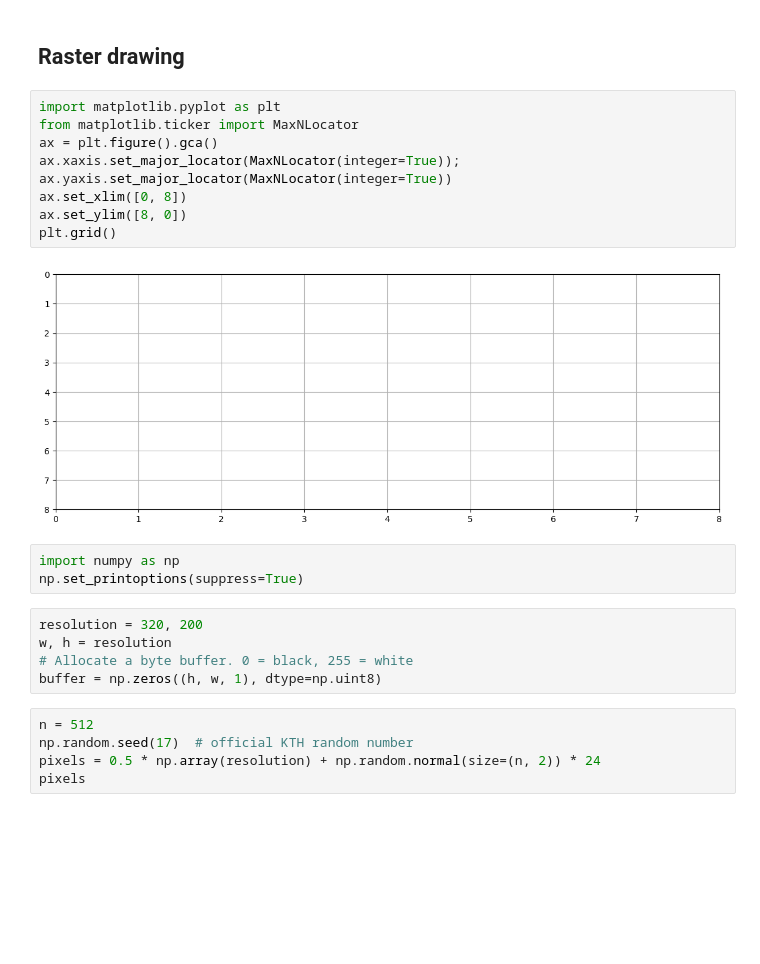
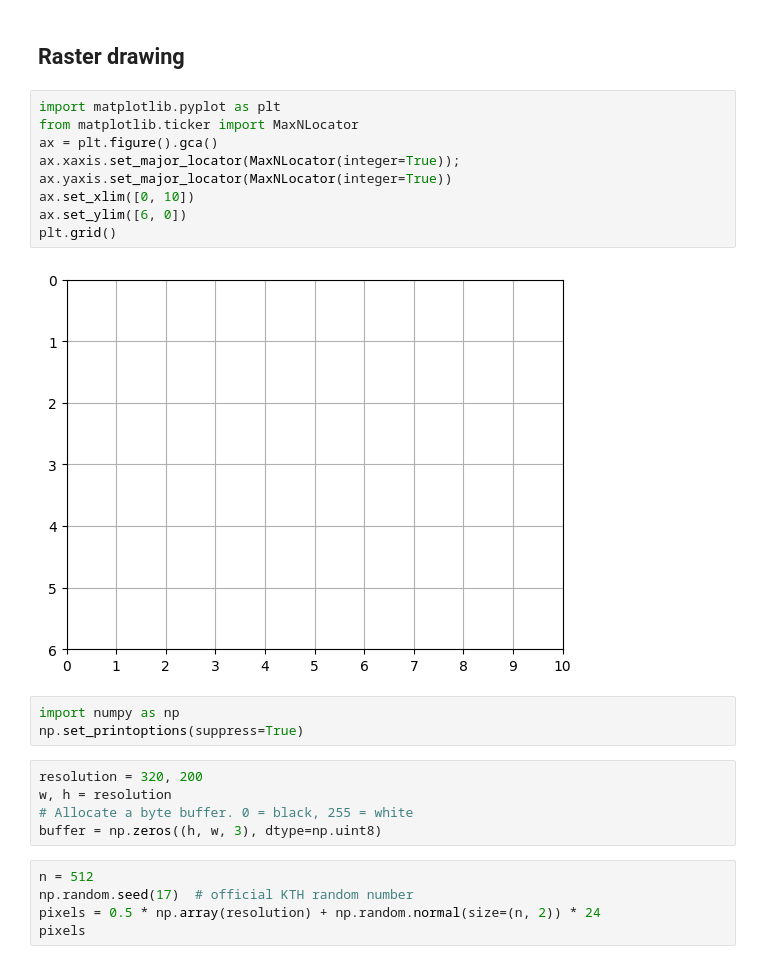
Before and after one commit to vidstige/cookie-talk-3d, a Jupyter notebook: rendering.ipynb, the cells around one changed output. Saved outputs shown, nothing was run; the diff lists cells and outputs as text; blank space fills up the shorter version.

```diff
--- a/rendering.ipynb
+++ b/rendering.ipynb
@@ -14,13 +14,13 @@ What we will not talk about: OpenGL conventions
 # %%
 import matplotlib.pyplot as plt
 from matplotlib.ticker import MaxNLocator
 ax = plt.figure().gca()
 ax.xaxis.set_major_locator(MaxNLocator(integer=True)); ax.yaxis.set_major_locator(MaxNLocator(integer=True))
-ax.set_xlim([0, 8])
-ax.set_ylim([8, 0])
+ax.set_xlim([0, 10])
+ax.set_ylim([6, 0])
 plt.grid()
 # %% [output]
-[figure, old version]
+[figure, new version]
 # %%
 import numpy as np
 np.set_printoptions(suppress=True)
@@ -28,7 +28,7 @@ np.set_printoptions(suppress=True)
 resolution = 320, 200
 w, h = resolution
 # Allocate a byte buffer. 0 = black, 255 = white
-buffer = np.zeros((h, w, 1), dtype=np.uint8)
+buffer = np.zeros((h, w, 3), dtype=np.uint8)
 # %%
 n = 512
 np.random.seed(17)  # official KTH random number
```
Also changed, not shown: parts of 20 cells of this notebook.
